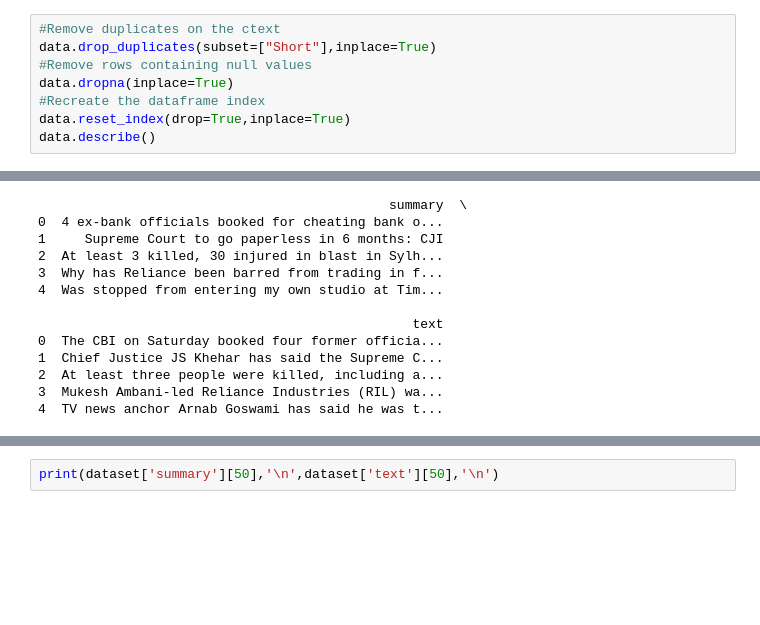
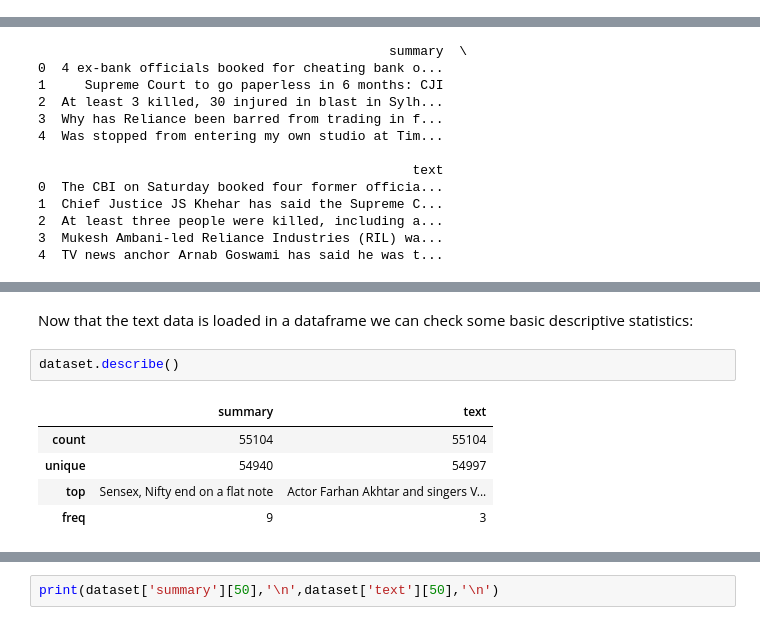
Before and after one commit to edumunozsala/Text-Summarization-Guide, a Jupyter notebook: TextSumm_Data_Preprocessing.ipynb, the cells around one changed output, grey strips where cells are left out. Saved outputs shown, nothing was run; the diff lists cells and outputs as text; blank space fills up the shorter version.

```diff
--- a/data_preprocess.ipynb
+++ b/TextSumm_Data_Preprocessing.ipynb
@@ -86,8 +69,0 @@ Removing the examples with null values or duplicates
-# %%
-#Remove duplicates on the ctext
-data.drop_duplicates(subset=["Short"],inplace=True)
-#Remove rows containing null values
-data.dropna(inplace=True)
-#Recreate the dataframe index
-data.reset_index(drop=True,inplace=True)
-data.describe()
@@ -136,0 +102,10 @@ print(dataset.head(5))
+# %% [markdown]
+Now that the text data is loaded in a dataframe we can check some basic descriptive statistics:
+# %%
+dataset.describe()
+# %% [output]
+|  | summary | text |
+| count | 55104 | 55104 |
+| unique | 54940 | 54997 |
+| top | Sensex, Nifty end on a flat note | Actor Farhan Akhtar and singers V... |
+| freq | 9 | 3 |
```
Also changed, not shown: parts of 24 cells of this notebook, 17 other files.
